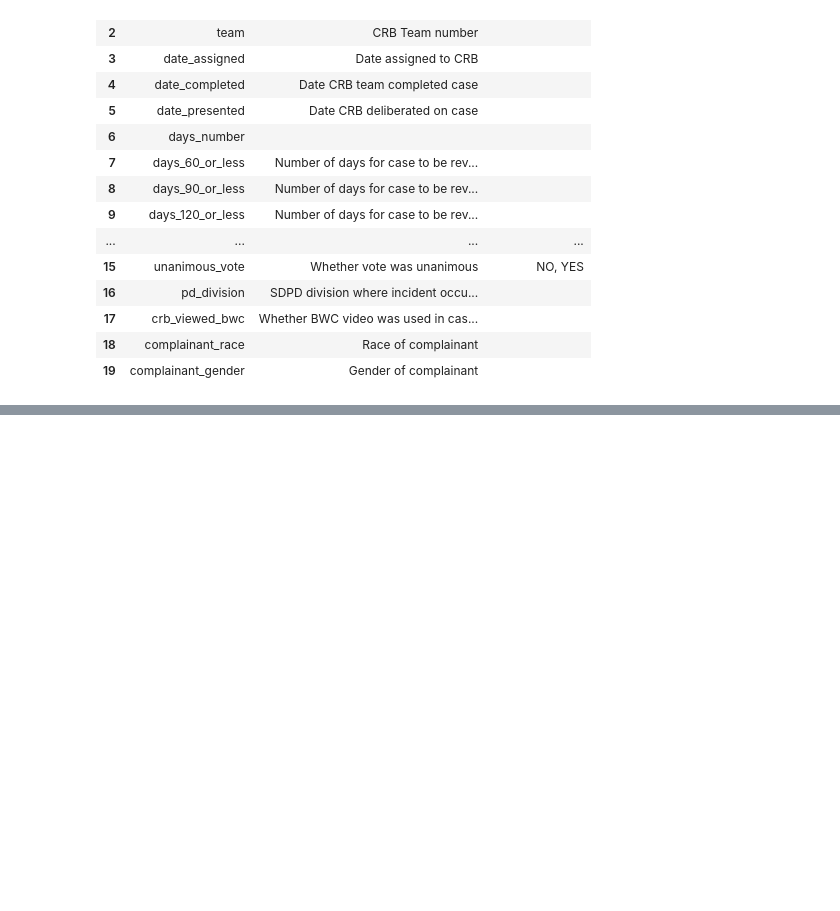
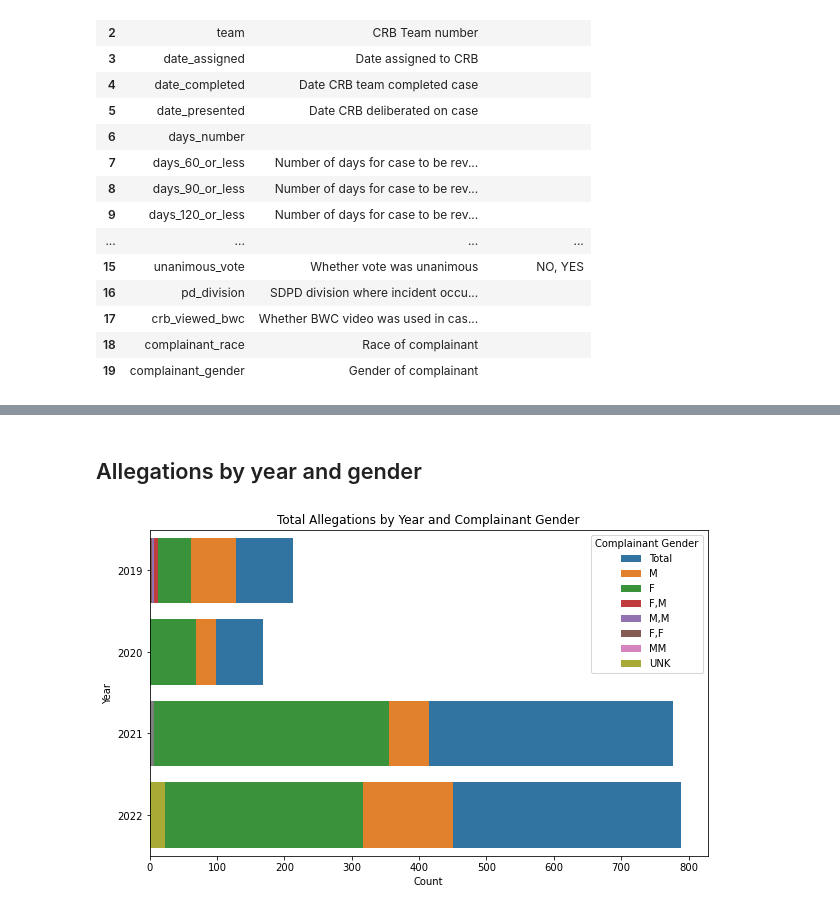
Before and after one commit to ApkimCA/ADS599_Team1, a Jupyter notebook: crb_code(draft).ipynb, the cells around one changed output, grey strips where cells are left out. Cells and saved outputs as stored; diff of their text form; code cells hidden in the pictures; blank space fills up the shorter version.

```diff
--- a/crb_code(draft).ipynb
+++ b/crb_code(draft).ipynb
@@ -279,0 +537,37 @@ TypeError: no numeric data to plot
+# %% [markdown]
+## Allegations by year and gender
+# %%
+# Total complaints by year
+tot19 = pd.DataFrame({'Year': ['2019'], 'Count': [fy19.shape[0]], 'complainant_gender': ['Total']})
+tot20 = pd.DataFrame({'Year': ['2020'], 'Count': [fy20.shape[0]], 'complainant_gender': ['Total']})
+tot21 = pd.DataFrame({'Year': ['2021'], 'Count': [fy21.shape[0]], 'complainant_gender': ['Total']})
+tot22 = pd.DataFrame({'Year': ['2022'], 'Count': [fy22.shape[0]], 'complainant_gender': ['Total']})
+
+tot_counts = pd.concat([tot19, tot20, tot21, tot22])
+
+# Complainant gender counts by year
+gender_counts_19 = fy19['complainant_gender'].value_counts().reset_index()
+gender_counts_19['Year'] = '2019'
+gender_counts_20 = fy20['complainant_gender'].value_counts().reset_index()
+gender_counts_20['Year'] = '2020'
+gender_counts_21 = fy21['complainant_gender'].value_counts().reset_index()
+gender_counts_21['Year'] = '2021'
+gender_counts_22 = fy22['complainant_gender'].value_counts().reset_index()
+gender_counts_22['Year'] = '2022'
+
+gender_counts = pd.concat([gender_counts_19, gender_counts_20, gender_counts_21, gender_counts_22])
+gender_counts.columns = ['complainant_gender', 'Count', 'Year']
+
+# Combine total complaints and gender counts
+combined_counts = pd.concat([tot_counts, gender_counts])
+
+# Create the stacked bar plot
+plt.figure(figsize=(10, 6))
+sns.barplot(data=combined_counts, x='Count', y='Year', hue='complainant_gender', dodge=False)
+plt.title('Total Allegations by Year and Complainant Gender')
+plt.xlabel('Count')
+plt.ylabel('Year')
+plt.legend(title='Complainant Gender')
+plt.show()
+# %% [output]
+[figure, added]
```
Also changed, not shown: parts of 46 cells of this notebook.
